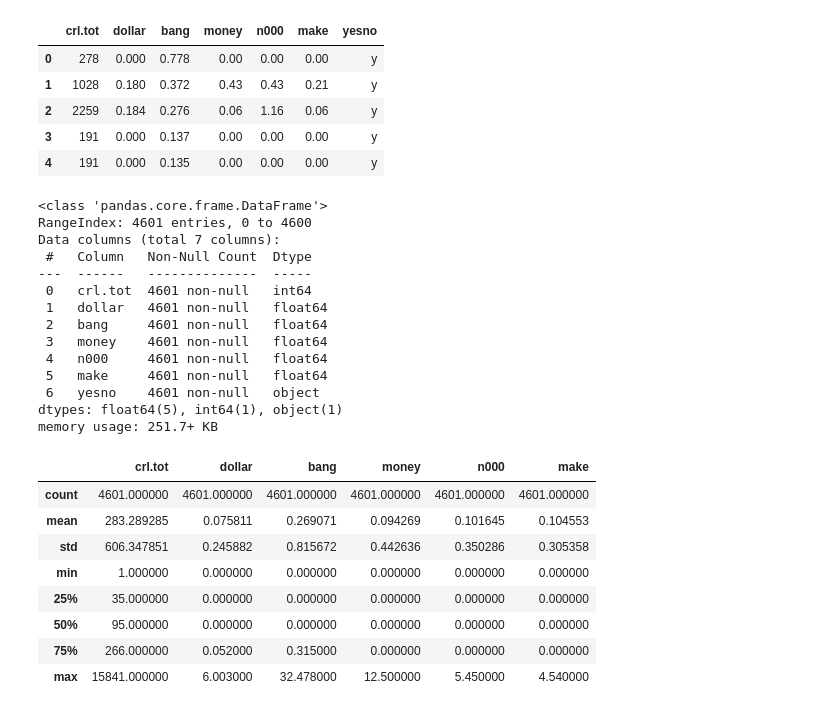
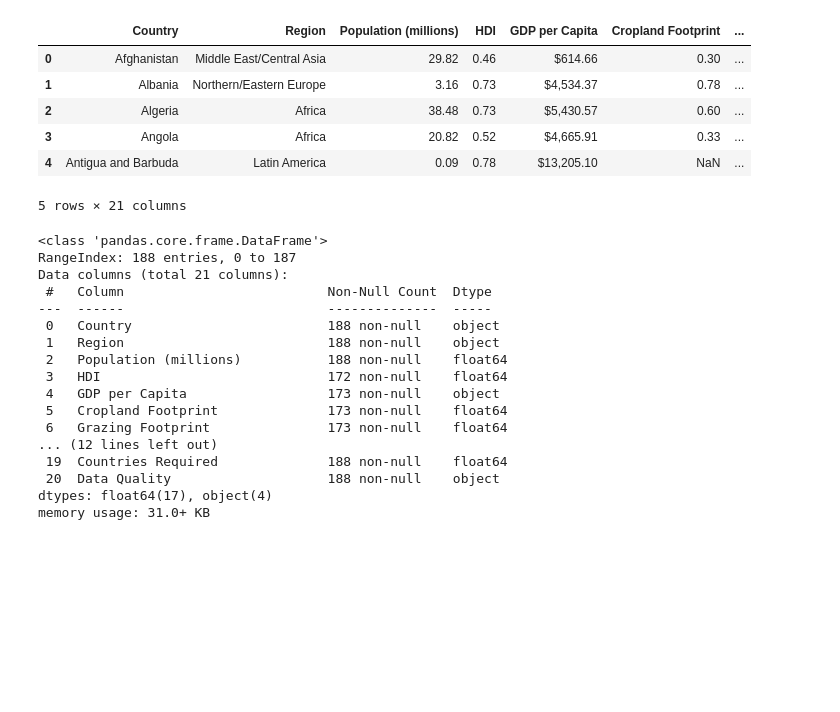
Before and after one commit to dthunn/python-statistics-, a Jupyter notebook: regression/logarithmic_regression.ipynb, the cells around one changed output. Saved outputs shown, nothing was run; the diff lists cells and outputs as text; code cells hidden in the pictures; blank space fills up the shorter version.

```diff
--- a/regression/logarithmic_regression.ipynb
+++ b/regression/logarithmic_regression.ipynb
@@ -8,29 +8,32 @@ import seaborn as sns
 # %%
 # Load the data
-# E-mail spam data
-df = pd.read_csv("spam.csv")
+df = pd.read_csv("countries.csv")
 df.head()
 # %% [output]
-|  | crl.tot | dollar | bang | money | n000 | make | yesno |
-| 0 | 278 | 0.000 | 0.778 | 0.00 | 0.00 | 0.00 | y |
-| 1 | 1028 | 0.180 | 0.372 | 0.43 | 0.43 | 0.21 | y |
-| 2 | 2259 | 0.184 | 0.276 | 0.06 | 1.16 | 0.06 | y |
-| 3 | 191 | 0.000 | 0.137 | 0.00 | 0.00 | 0.00 | y |
-| 4 | 191 | 0.000 | 0.135 | 0.00 | 0.00 | 0.00 | y |
+|  | Country | Region | Population (millions) | HDI | GDP per Capita | Cropland Footprint | ... |
+| 0 | Afghanistan | Middle East/Central Asia | 29.82 | 0.46 | $614.66 | 0.30 | ... |
+| 1 | Albania | Northern/Eastern Europe | 3.16 | 0.73 | $4,534.37 | 0.78 | ... |
+| 2 | Algeria | Africa | 38.48 | 0.73 | $5,430.57 | 0.60 | ... |
+| 3 | Angola | Africa | 20.82 | 0.52 | $4,665.91 | 0.33 | ... |
+| 4 | Antigua and Barbuda | Latin America | 0.09 | 0.78 | $13,205.10 | NaN | ... |
+5 rows × 21 columns
 # %%
 df.info()
 # %% [output]
 <class 'pandas.core.frame.DataFrame'>
-RangeIndex: 4601 entries, 0 to 4600
-Data columns (total 7 columns):
- #   Column   Non-Null Count  Dtype
----  ------   --------------  -----
- 0   crl.tot  4601 non-null   int64
- 1   dollar   4601 non-null   float64
- 2   bang     4601 non-null   float64
- 3   money    4601 non-null   float64
- 4   n000     4601 non-null   float64
- 5   make     4601 non-null   float64
- 6   yesno    4601 non-null   object
-dtypes: float64(5), int64(1), object(1)
-memory usage: 251.7+ KB
+RangeIndex: 188 entries, 0 to 187
+Data columns (total 21 columns):
+ #   Column                          Non-Null Count  Dtype
+---  ------                          --------------  -----
+ 0   Country                         188 non-null    object
+ 1   Region                          188 non-null    object
+ 2   Population (millions)           188 non-null    float64
+ 3   HDI                             172 non-null    float64
+ 4   GDP per Capita                  173 non-null    object
+ 5   Cropland Footprint              173 non-null    float64
+ 6   Grazing Footprint               173 non-null    float64
+... (12 lines left out)
+ 19  Countries Required              188 non-null    float64
+ 20  Data Quality                    188 non-null    object
+dtypes: float64(17), object(4)
+memory usage: 31.0+ KB
@@ -39,12 +39,0 @@ memory usage: 251.7+ KB
-# %%
-df.describe()
-# %% [output]
-|  | crl.tot | dollar | bang | money | n000 | make |
-| count | 4601.000000 | 4601.000000 | 4601.000000 | 4601.000000 | 4601.000000 | 4601.000000 |
-| mean | 283.289285 | 0.075811 | 0.269071 | 0.094269 | 0.101645 | 0.104553 |
-| std | 606.347851 | 0.245882 | 0.815672 | 0.442636 | 0.350286 | 0.305358 |
-| min | 1.000000 | 0.000000 | 0.000000 | 0.000000 | 0.000000 | 0.000000 |
-| 25% | 35.000000 | 0.000000 | 0.000000 | 0.000000 | 0.000000 | 0.000000 |
-| 50% | 95.000000 | 0.000000 | 0.000000 | 0.000000 | 0.000000 | 0.000000 |
-| 75% | 266.000000 | 0.052000 | 0.315000 | 0.000000 | 0.000000 | 0.000000 |
-| max | 15841.000000 | 6.003000 | 32.478000 | 12.500000 | 5.450000 | 4.540000 |
```
Also changed, not shown: parts of 32 cells of this notebook.
